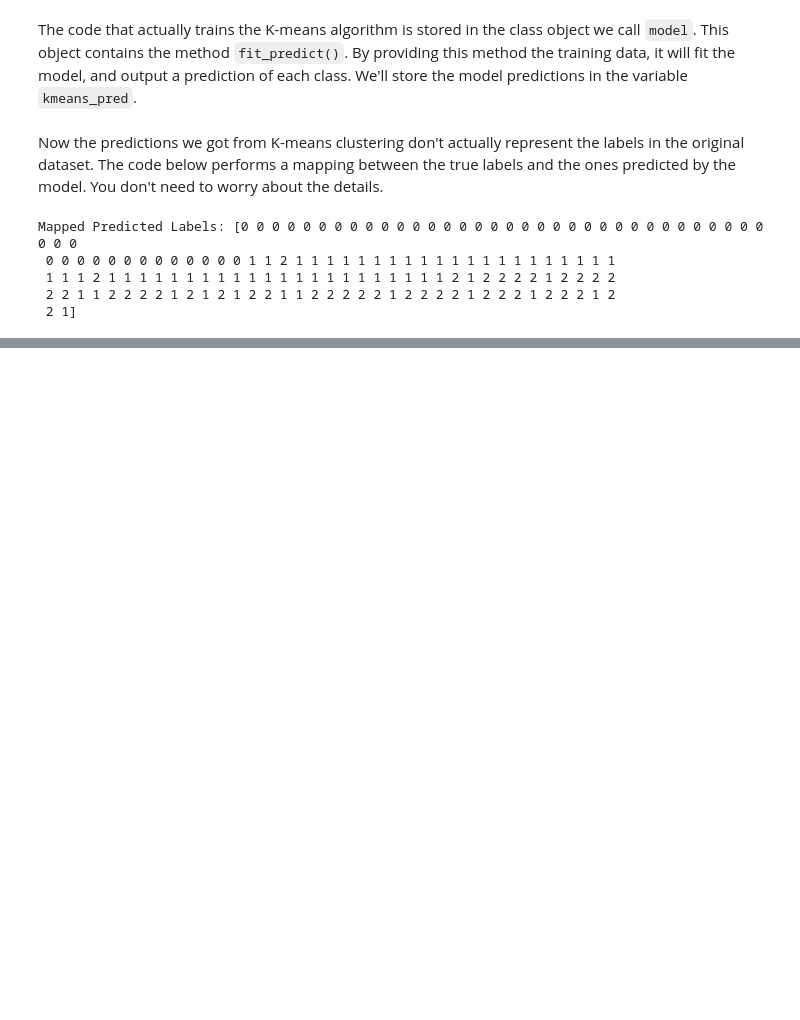
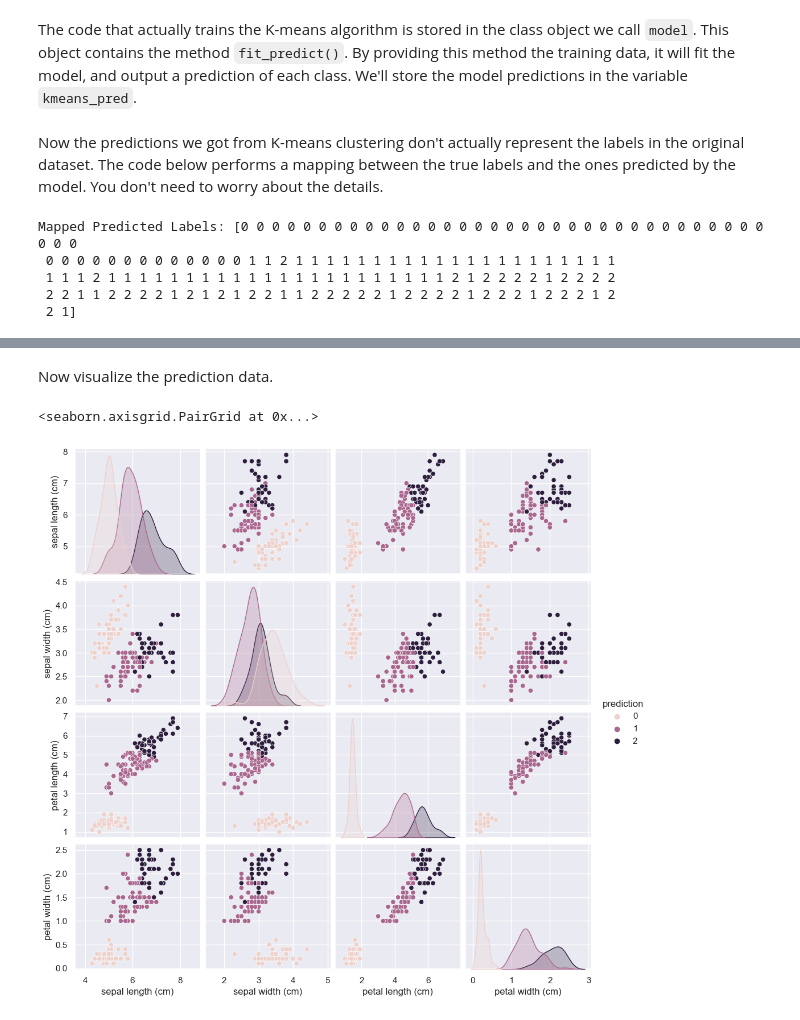
Before and after one commit to ScottCampit/intro-to-ml, a Jupyter notebook: intro-to-ml.ipynb, the cells around one changed output, grey strips where cells are left out. Cells and saved outputs as stored; diff of their text form; code cells hidden in the pictures; blank space fills up the shorter version.

```diff
--- a/intro-to-ml.ipynb
+++ b/intro-to-ml.ipynb
@@ -341,0 +356,3 @@ From eye-balling the two lists above, it looks like the model did a pretty good
+# %%
+df2 = pd.concat([iris.data, pd.Series(mapped_predicted_labels, name='prediction')], axis=1)
+df2.head()
@@ -341,0 +373,7 @@ From eye-balling the two lists above, it looks like the model did a pretty good
+# %% [markdown]
+Now visualize the prediction data.
+# %%
+sns.pairplot(df2, hue='prediction')
+# %% [output]
+<seaborn.axisgrid.PairGrid at 0x...>
+[figure, added]
```
Also changed, not shown: parts of 54 cells of this notebook, 1 other file.
